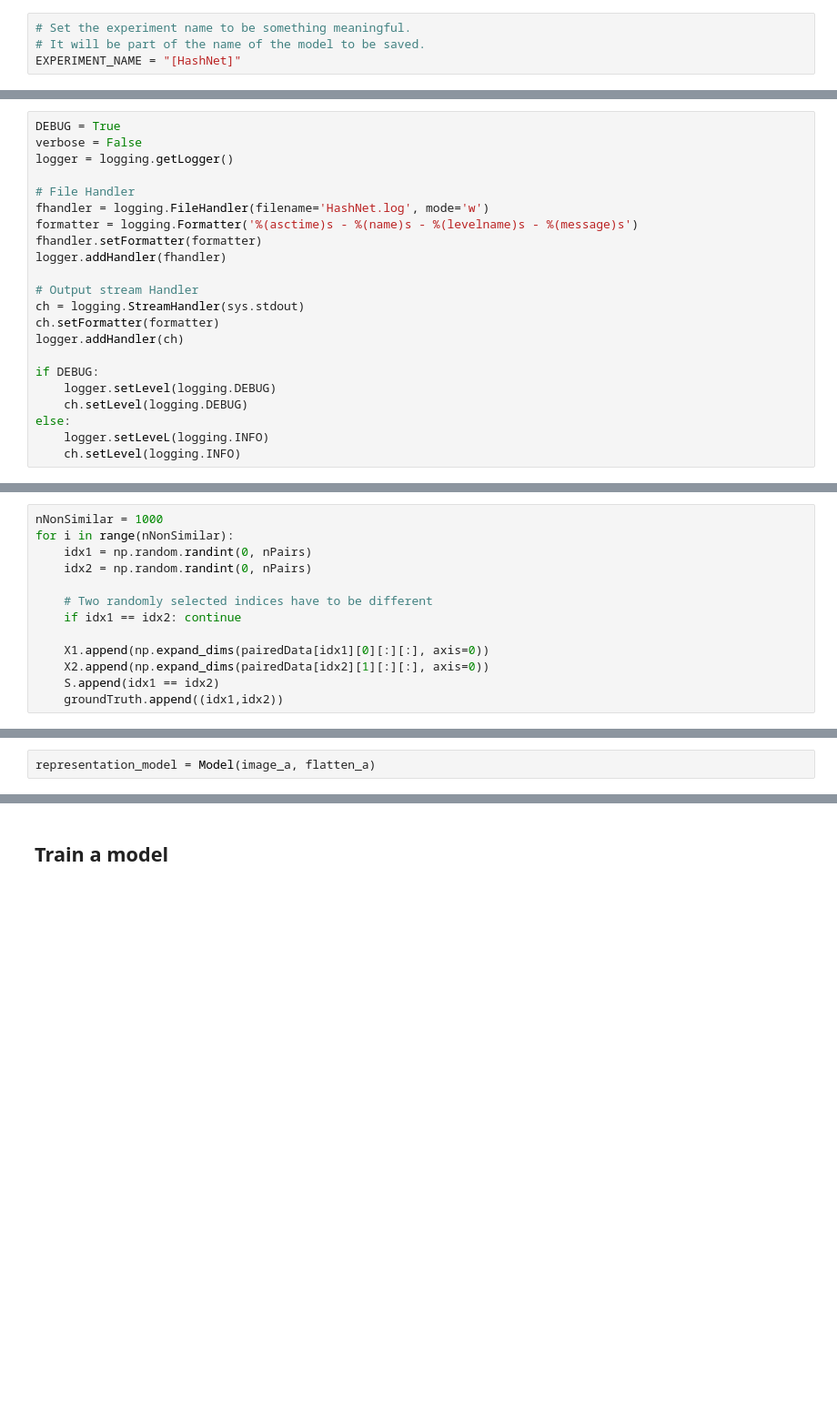
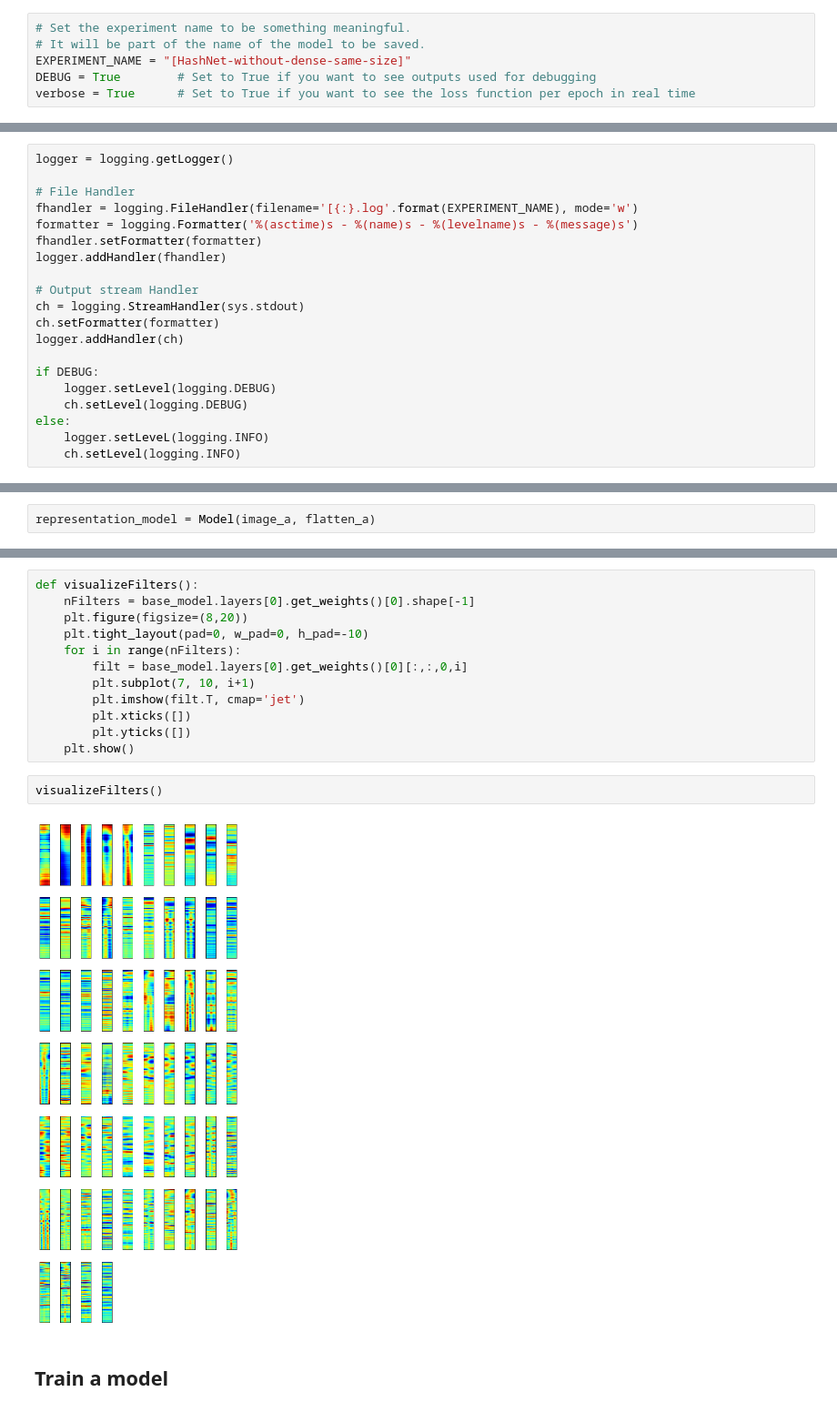
Before and after one commit to evhub/live-song-id, a Jupyter notebook: HashNet.ipynb, the cells around one changed output, grey strips where cells are left out. Shown at 91% size. Saved outputs shown, nothing was run; the diff lists cells and outputs as text; blank space fills up the shorter version.

```diff
--- a/HashNet.ipynb
+++ b/HashNet.ipynb
@@ -1,7 +1,9 @@
 # %%
 # Set the experiment name to be something meaningful.
 # It will be part of the name of the model to be saved.
-EXPERIMENT_NAME = "[HashNet]"
+EXPERIMENT_NAME = "[HashNet-without-dense-same-size]"
+DEBUG = True        # Set to True if you want to see outputs used for debugging
+verbose = True      # Set to True if you want to see the loss function per epoch in real time
 # %%
 from IPython.display import SVG
 
@@ -38,12 +39,10 @@ from model import build_model
 # %% [output]
 Using TensorFlow backend.
 # %%
-DEBUG = True
-verbose = False
 logger = logging.getLogger()
 
 # File Handler
-fhandler = logging.FileHandler(filename='HashNet.log', mode='w')
+fhandler = logging.FileHandler(filename='[{:}.log'.format(EXPERIMENT_NAME), mode='w')
 formatter = logging.Formatter('%(asctime)s - %(name)s - %(levelname)s - %(message)s')
 fhandler.setFormatter(formatter)
 logger.addHandler(fhandler)
@@ -145,13 +234,0 @@ We add non-similar pairs by randomly selecting two CQT frames from the dataset.
-# %%
-nNonSimilar = 1000
-for i in range(nNonSimilar):
-    idx1 = np.random.randint(0, nPairs)
-    idx2 = np.random.randint(0, nPairs)
-
-    # Two randomly selected indices have to be different
-    if idx1 == idx2: continue
-
-    X1.append(np.expand_dims(pairedData[idx1][0][:][:], axis=0))
-    X2.append(np.expand_dims(pairedData[idx2][1][:][:], axis=0))
-    S.append(idx1 == idx2)
-    groundTruth.append((idx1,idx2))
@@ -388,3 +413,19 @@ plt.show()
+# %%
+def visualizeFilters():
+    nFilters = base_model.layers[0].get_weights()[0].shape[-1]
+    plt.figure(figsize=(8,20))
+    plt.tight_layout(pad=0, w_pad=0, h_pad=-10)
+    for i in range(nFilters):
+        filt = base_model.layers[0].get_weights()[0][:,:,0,i]
+        plt.subplot(7, 10, i+1)
+        plt.imshow(filt.T, cmap='jet')
+        plt.xticks([])
+        plt.yticks([])
+    plt.show()
+# %%
+visualizeFilters()
+# %% [output]
+[figure, added]
 # %% [markdown]
 ## Train a model
 # %%
```
Also changed, not shown: parts of 47 cells of this notebook.
